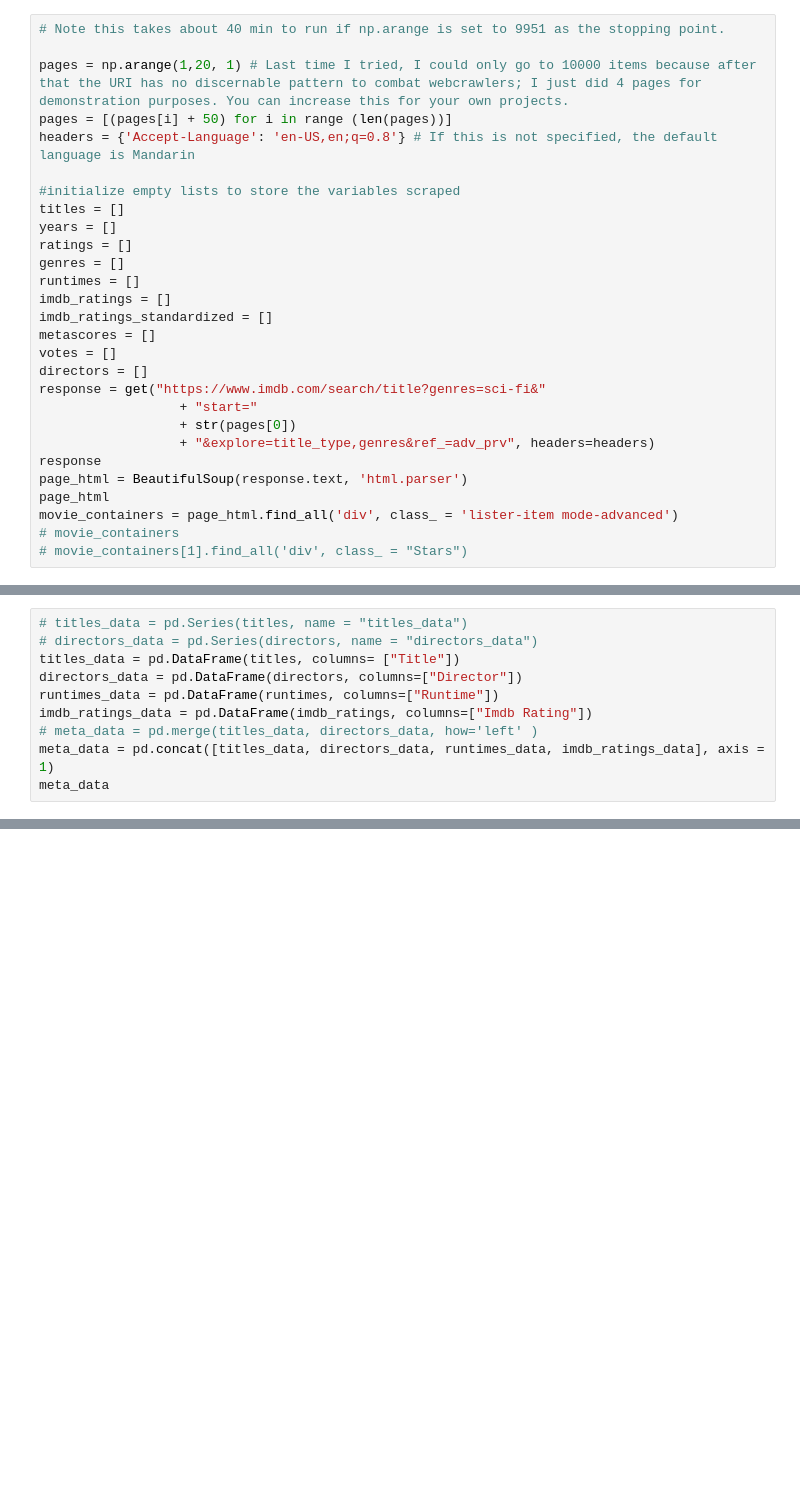
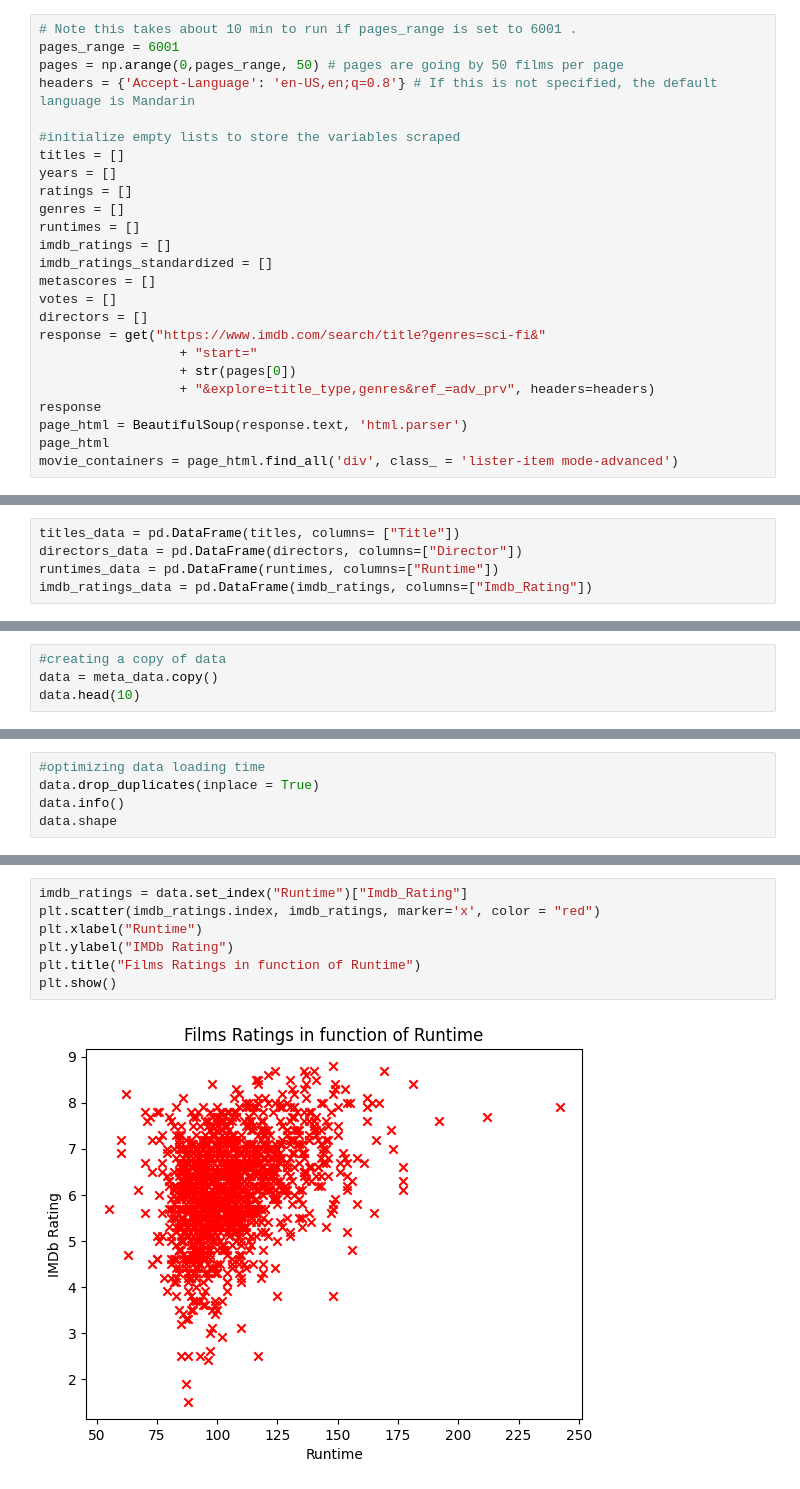
Before and after one commit to Abderahim02/Web-Scraping-Imdb-Project, a Jupyter notebook: Imdb_films_web_scraping.ipynb, the cells around one changed output, grey strips where cells are left out. Cells and saved outputs as stored; diff of their text form; blank space fills up the shorter version.

```diff
--- a/Imdb_films_web_scraping.ipynb
+++ b/Imdb_films_web_scraping.ipynb
@@ -14,8 +12,7 @@ movie_containers[0].p.find('span', class_= "genre").text.replace("\n", "").strip
 # %%
-# Note this takes about 40 min to run if np.arange is set to 9951 as the stopping point.
-
-pages = np.arange(1,20, 1) # Last time I tried, I could only go to 10000 items because after that the URI has no discernable pattern to combat webcrawlers; I just did 4 pages for demonstration purposes. You can increase this for your own projects.
-pages = [(pages[i] + 50) for i in range (len(pages))]
+# Note this takes about 10 min to run if pages_range is set to 6001 .
+pages_range = 6001
+pages = np.arange(0,pages_range, 50) # pages are going by 50 films per page
 headers = {'Accept-Language': 'en-US,en;q=0.8'} # If this is not specified, the default language is Mandarin
 
 #initialize empty lists to store the variables scraped
@@ -37,5 +34,3 @@ response
 page_html = BeautifulSoup(response.text, 'html.parser')
 page_html
 movie_containers = page_html.find_all('div', class_ = 'lister-item mode-advanced')
-# movie_containers
-# movie_containers[1].find_all('div', class_ = "Stars")
@@ -167,10 +168,5 @@ for page in pages:
 # %%
-# titles_data = pd.Series(titles, name = "titles_data")
-# directors_data = pd.Series(directors, name = "directors_data")
 titles_data = pd.DataFrame(titles, columns= ["Title"])
 directors_data = pd.DataFrame(directors, columns=["Director"])
 runtimes_data = pd.DataFrame(runtimes, columns=["Runtime"])
-imdb_ratings_data = pd.DataFrame(imdb_ratings, columns=["Imdb Rating"])
-# meta_data = pd.merge(titles_data, directors_data, how='left' )
-meta_data = pd.concat([titles_data, directors_data, runtimes_data, imdb_ratings_data], axis = 1)
-meta_data
+imdb_ratings_data = pd.DataFrame(imdb_ratings, columns=["Imdb_Rating"])
@@ -190,0 +196,4 @@ meta_data
+# %%
+#creating a copy of data
+data = meta_data.copy()
+data.head(10)
@@ -190,0 +232,5 @@ meta_data
+# %%
+#optimizing data loading time
+data.drop_duplicates(inplace = True)
+data.info()
+data.shape
@@ -190,0 +297,9 @@ meta_data
+# %%
+imdb_ratings = data.set_index("Runtime")["Imdb_Rating"]
+plt.scatter(imdb_ratings.index, imdb_ratings, marker='x', color = "red")
+plt.xlabel("Runtime")
+plt.ylabel("IMDb Rating")
+plt.title("Films Ratings in function of Runtime")
+plt.show()
+# %% [output]
+[figure, added]
```
Also changed, not shown: parts of 39 cells of this notebook.
